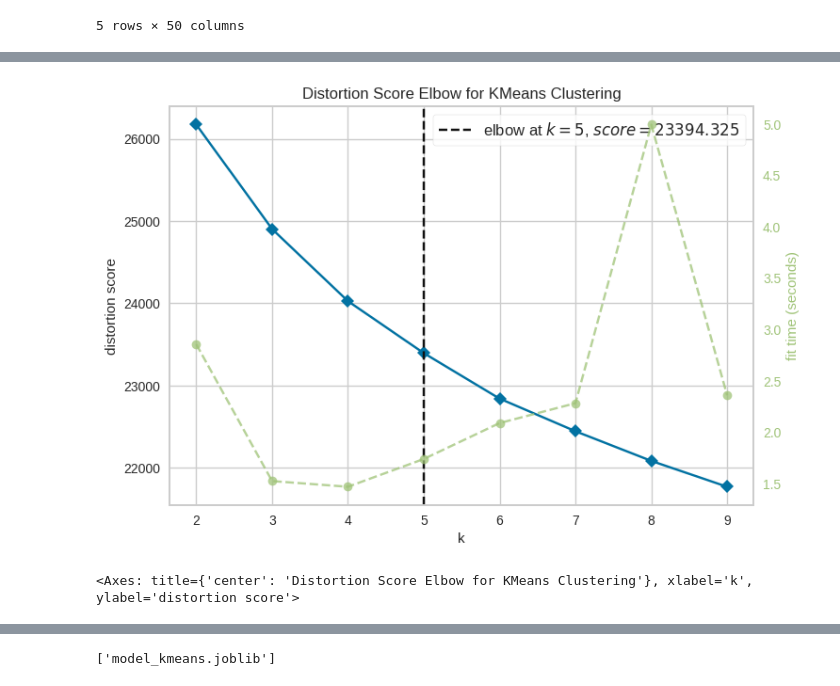
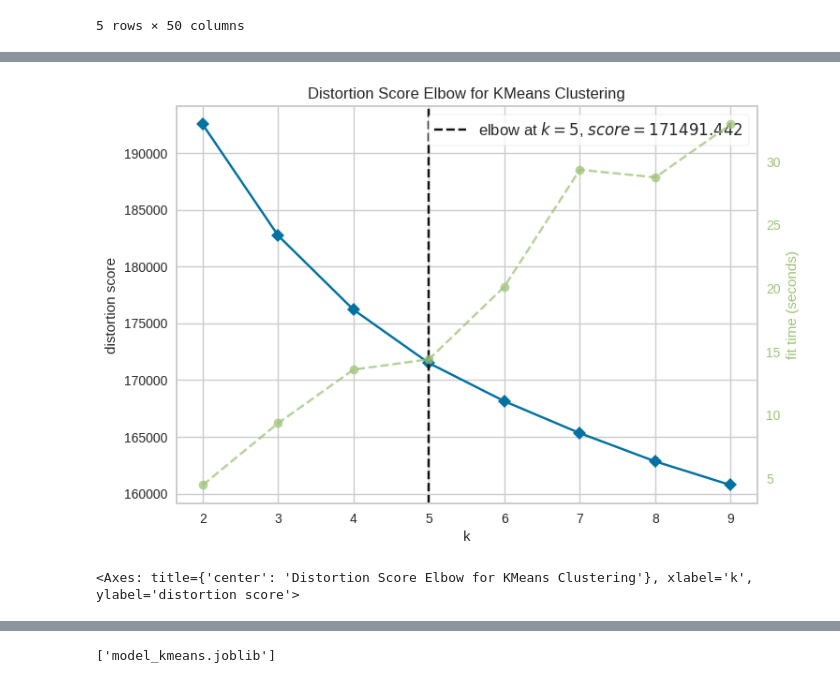
Before and after one commit to C23-PS191-Arvigo/arvigo-ml-big-five-personality, a Jupyter notebook: Jupyter Notebook Code/Personality_KMeans.ipynb, the cells around one changed output, grey strips where cells are left out. Cells and saved outputs as stored; diff of their text form; code cells hidden in the pictures.

```diff
--- a/Jupyter Notebook Code/Personality_KMeans.ipynb
+++ b/Jupyter Notebook Code/Personality_KMeans.ipynb
@@ -93,3 +170,7 @@ df.head()
 | 3 | 2 | 2 | 2 | 3 | 4 | 2 | 2 | 4 | 1 | 4 | ... | ... |
 | 4 | 3 | 3 | 3 | 3 | 5 | 3 | 3 | 5 | 3 | 4 | ... | ... |
 5 rows × 50 columns
+# %%
+# Menghapus baris yang mengandung nilai 0 pada setiap kolomnya
+df = df.drop(df[df.eq(0).any(axis=1)].index)
+df.shape
@@ -95,0 +179,13 @@ df.head()
+# %%
+# define the columns to modify
+cols_to_modify = ['EXT2','EXT4','EXT6','EXT8','EXT10',
+                  'EST2','EST4',
+                  'AGR1','AGR3','AGR5','AGR7',
+                  'CSN2','CSN4','CSN6','CSN8',
+                  'OPN2','OPN4','OPN6','OPN9']
+
+# apply the transformation to each value in the specified columns
+df[cols_to_modify] = df[cols_to_modify].apply(lambda x: 6 - x)
+
+# print the updated dataframe
+df.head()
@@ -96,16 +200,16 @@ df.head()
 # %%
 # Scale the data using MinMaxScaler
 scaler = MinMaxScaler(feature_range=(0,1))
-df_sample = df.iloc[:10000,:]
+df_sample = df.iloc[:50000,:]
 df_scaled = scaler.fit_transform(df_sample)
 columns = df_sample.columns
 df_scaled = pd.DataFrame(df_scaled, columns=columns)
 
 # Visualize the elbow
-kmeans = KMeans(n_init=10)
+kmeans = KMeans(n_init=25)
 visualizer = KElbowVisualizer(kmeans, k=(2,10))
 visualizer.fit(df_scaled)
 visualizer.poof()
 # %% [output]
-[figure, old version]
+[figure, new version]
 <Axes: title={'center': 'Distortion Score Elbow for KMeans Clustering'}, xlabel='k', ylabel='distortion score'>
```
Also changed, not shown: parts of 15 cells of this notebook, 1 other file.
